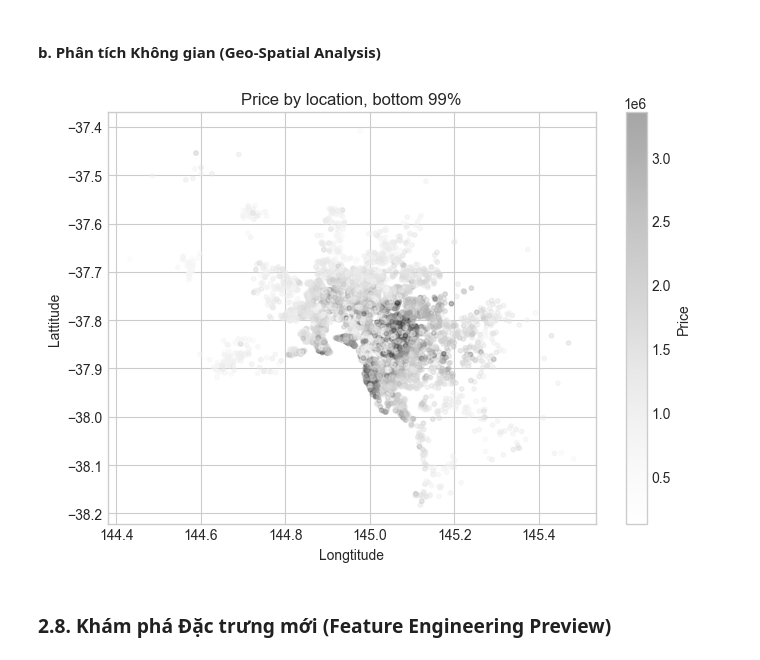
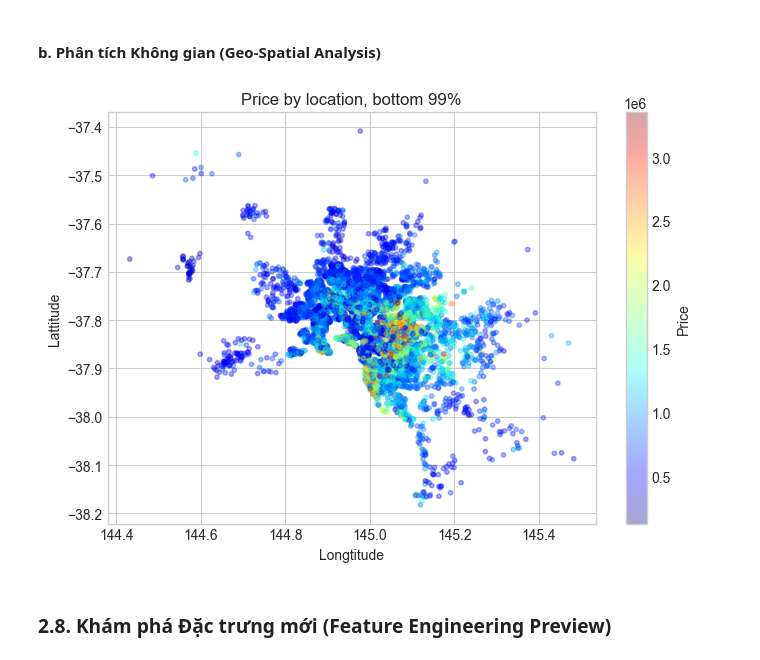
Before and after one commit to QuangNguyenNgoc/datafitting-and-ols-methods, a Jupyter notebook: part2/part2_notebook.ipynb, the cells around one changed output. Cells and saved outputs as stored; diff of their text form; code cells hidden in the pictures.

```diff
--- a/part2/part2_notebook.ipynb
+++ b/part2/part2_notebook.ipynb
@@ -371,20 +379,21 @@ Bảng tương quan nhỏ giữ lại phần số cụ thể cho quyết định
 # %%
 geo_df = X_train_raw[X_train_raw["Price"] < X_train_raw["Price"].quantile(0.99)]
 plt.figure(figsize=(7, 5))
 scatter = plt.scatter(
     geo_df["Longtitude"],
     geo_df["Lattitude"],
     c=geo_df["Price"],
+    cmap="jet",
     alpha=0.35,
     s=10,
 )
 plt.xlabel("Longtitude")
 plt.ylabel("Lattitude")
 plt.title("Price by location, bottom 99%")
 plt.colorbar(scatter, label="Price")
 plt.tight_layout()
 # %% [output]
-[figure, old version]
+[figure, new version]
 # %% [markdown]
 ### 2.8. Khám phá Đặc trưng mới (Feature Engineering Preview)
 # %%
```
Also changed, not shown: parts of 4 cells of this notebook, 6 other files.
